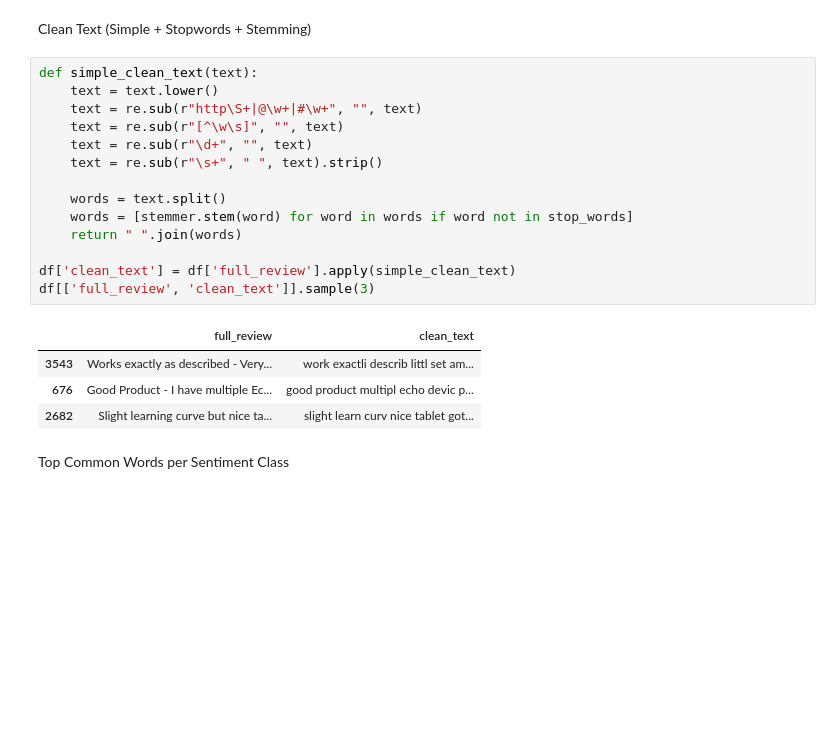
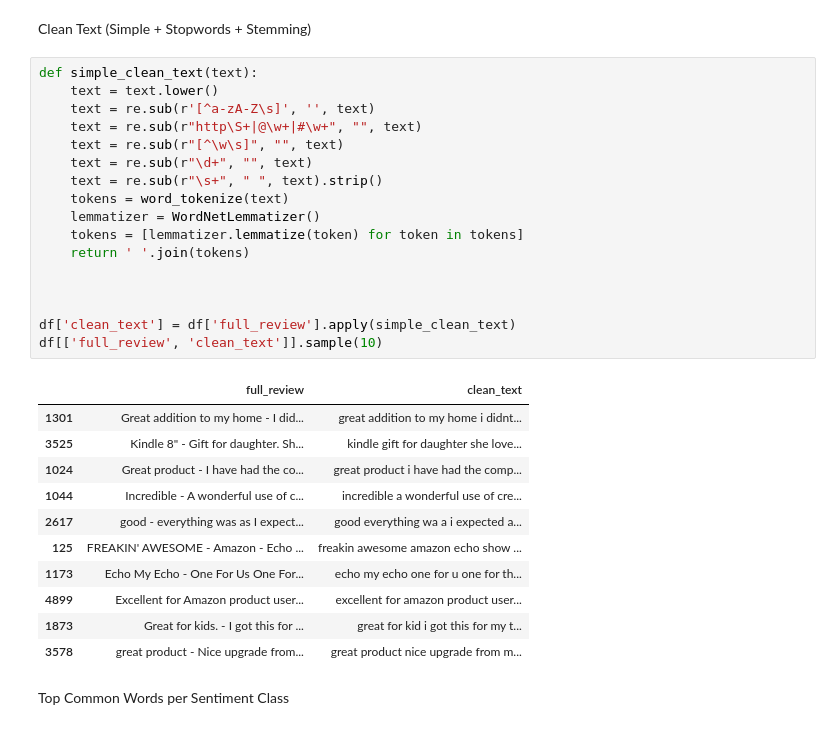
Before and after one commit to baggiyam/project-nlp-business-case-automated-customers-reviews-v2, a Jupyter notebook: data_preprocessing.ipynb, the cells around one changed output. Cells and saved outputs as stored; diff of their text form; blank space fills up the shorter version.

```diff
--- a/data_preprocessing.ipynb
+++ b/data_preprocessing.ipynb
@@ -102,22 +105,32 @@ Clean Text (Simple + Stopwords + Stemming)
 # %%
 def simple_clean_text(text):
     text = text.lower()
+    text = re.sub(r'[^a-zA-Z\s]', '', text)
     text = re.sub(r"http\S+|@\w+|#\w+", "", text)
     text = re.sub(r"[^\w\s]", "", text)
     text = re.sub(r"\d+", "", text)
     text = re.sub(r"\s+", " ", text).strip()
+    tokens = word_tokenize(text)
+    lemmatizer = WordNetLemmatizer()
+    tokens = [lemmatizer.lemmatize(token) for token in tokens]
+    return ' '.join(tokens)
 
-    words = text.split()
-    words = [stemmer.stem(word) for word in words if word not in stop_words]
-    return " ".join(words)
+
 
 df['clean_text'] = df['full_review'].apply(simple_clean_text)
-df[['full_review', 'clean_text']].sample(3)
+df[['full_review', 'clean_text']].sample(10)
 # %% [output]
 |  | full_review | clean_text |
-| 3543 | Works exactly as described - Very... | work exactli describ littl set am... |
-| 676 | Good Product - I have multiple Ec... | good product multipl echo devic p... |
-| 2682 | Slight learning curve but nice ta... | slight learn curv nice tablet got... |
+| 1301 | Great addition to my home - I did... | great addition to my home i didnt... |
+| 3525 | Kindle 8" - Gift for daughter. Sh... | kindle gift for daughter she love... |
+| 1024 | Great product - I have had the co... | great product i have had the comp... |
+| 1044 | Incredible - A wonderful use of c... | incredible a wonderful use of cre... |
+| 2617 | good - everything was as I expect... | good everything wa a i expected a... |
+| 125 | FREAKIN' AWESOME - Amazon - Echo ... | freakin awesome amazon echo show ... |
+| 1173 | Echo My Echo - One For Us One For... | echo my echo one for u one for th... |
+| 4899 | Excellent for Amazon product user... | excellent for amazon product user... |
+| 1873 | Great for kids. - I got this for ... | great for kid i got this for my t... |
+| 3578 | great product - Nice upgrade from... | great product nice upgrade from m... |
 # %% [markdown]
 Top Common Words per Sentiment Class
 # %%
```
Also changed, not shown: parts of 5 cells of this notebook, 5 other files.
